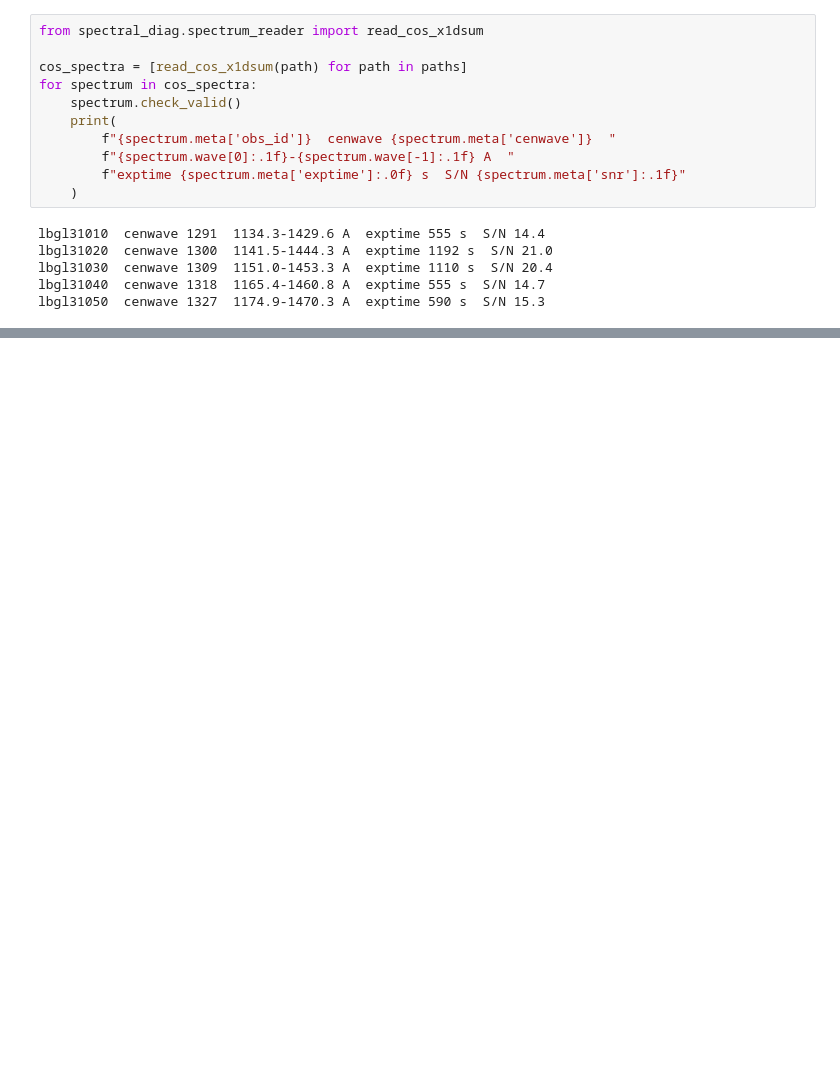
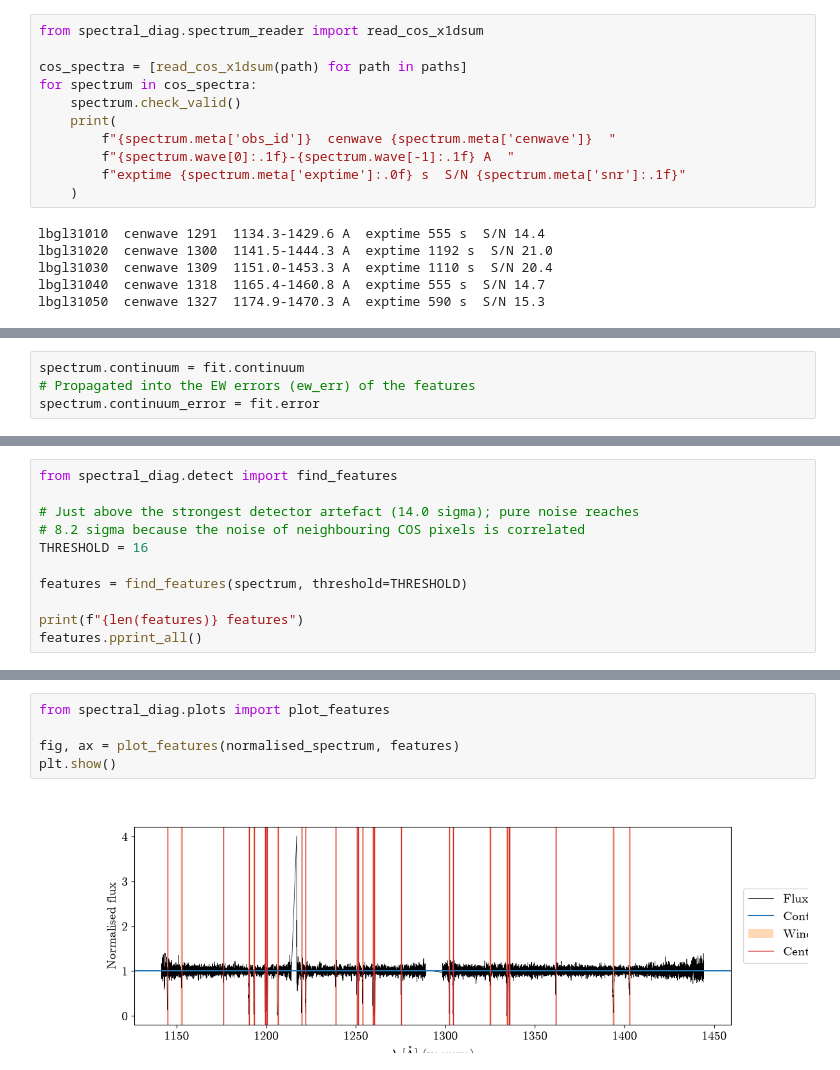
Before and after one commit to FeatAstro/RAD-2026, a Jupyter notebook: notebooks/full_quasar_tutorial.ipynb, the cells around one changed output, grey strips where cells are left out. Drawn from its saved outputs; the diff is of its cells as text; blank space fills up the shorter version.

```diff
--- a/notebooks/full_quasar_tutorial.ipynb
+++ b/notebooks/full_quasar_tutorial.ipynb
@@ -70,0 +210,4 @@ plt.show()
+# %%
+spectrum.continuum = fit.continuum
+# Propagated into the EW errors (ew_err) of the features
+spectrum.continuum_error = fit.error
@@ -70,0 +228,11 @@ plt.show()
+# %%
+from spectral_diag.detect import find_features
+
+# Just above the strongest detector artefact (14.0 sigma); pure noise reaches
+# 8.2 sigma because the noise of neighbouring COS pixels is correlated
+THRESHOLD = 16
+
+features = find_features(spectrum, threshold=THRESHOLD)
+
+print(f"{len(features)} features")
+features.pprint_all()
@@ -70,0 +261,7 @@ plt.show()
+# %%
+from spectral_diag.plots import plot_features
+
+fig, ax = plot_features(normalised_spectrum, features)
+plt.show()
+# %% [output]
+[figure, added]
```
Also changed, not shown: parts of 25 cells of this notebook.
